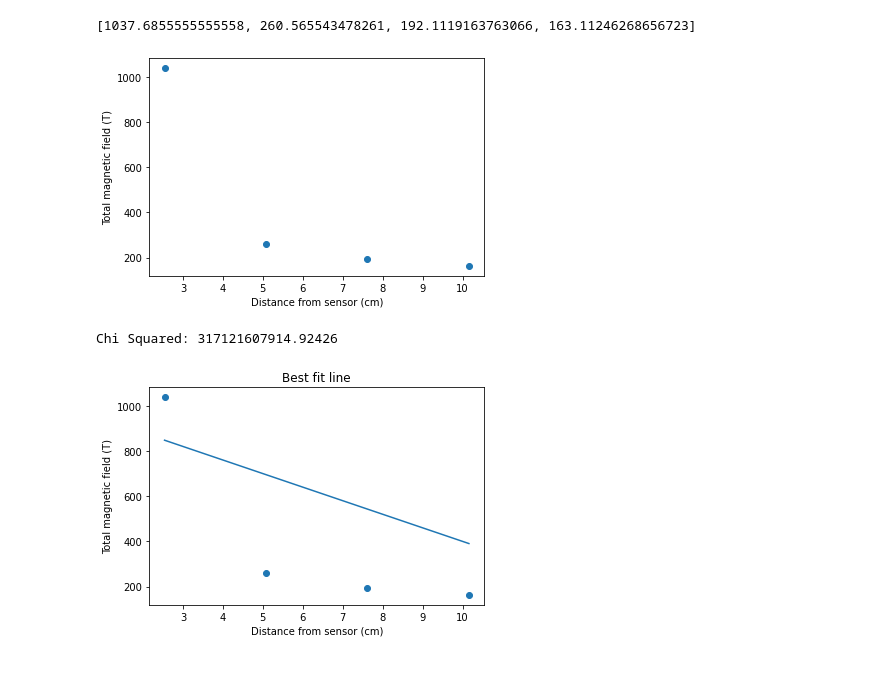
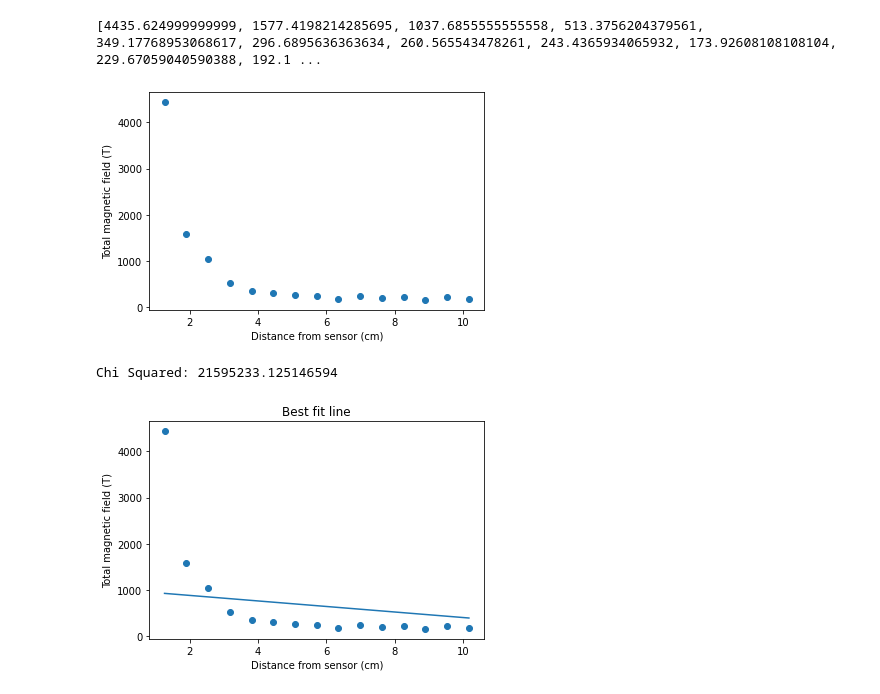
Before and after one commit to Nate8888/physics-colab, a Jupyter notebook: How_Distance_of_magnet_affects_Magnetic_Field.ipynb, the cells around one changed output. Drawn from its saved outputs; the diff is of its cells as text; code cells hidden in the pictures.

Commit message:
Chi Squared + Predicted Best Fit

```diff
--- a/How_Distance_of_magnet_affects_Magnetic_Field.ipynb
+++ b/How_Distance_of_magnet_affects_Magnetic_Field.ipynb
@@ -10,16 +10,31 @@ import matplotlib.pyplot as plt
 # %%
 #uploaded = files.upload()
 
-Data_Frame = pd.read_csv('mag 1 inches.csv')
-Data_Frame2 = pd.read_csv('mag 2 inches.csv')
-Data_Frame3 = pd.read_csv('mag 3 inches.csv')
-Data_Frame4 = pd.read_csv('mag 4 inches.csv')
+Data_Frame = pd.read_csv('mag 0.5 inches.csv')
+Data_Frame2 = pd.read_csv('mag 0.75 inches.csv')
+Data_Frame3 = pd.read_csv('mag 1 inches.csv')
+Data_Frame4 = pd.read_csv('mag 1.25 inches.csv')
+Data_Frame5 = pd.read_csv('mag 1.5 inches.csv')
+Data_Frame6 = pd.read_csv('mag 1.75 inches.csv')
+Data_Frame7 = pd.read_csv('mag 2 inches.csv')
+Data_Frame8 = pd.read_csv('mag 2.25 inches.csv')
+Data_Frame9 = pd.read_csv('mag 2.5 inches.csv')
+Data_Frame10 = pd.read_csv('mag 2.75 inches.csv')
+Data_Frame11 = pd.read_csv('mag 3 inches.csv')
+Data_Frame12 = pd.read_csv('mag 3.25 inches.csv')
+Data_Frame13 = pd.read_csv('mag 3.5 inches.csv')
+Data_Frame14 = pd.read_csv('mag 3.75 inches.csv')
+Data_Frame15 = pd.read_csv('mag 4 inches.csv')
+
+
+
+
 
 # Data_Frame2 = pd.read_csv(io.BytesIO(uploaded['mag 2 inches.csv']))
 # Data_Frame3 = pd.read_csv(io.BytesIO(uploaded['mag 3 inches.csv']))
 # Data_Frame4 = pd.read_csv(io.BytesIO(uploaded['mag 4 inches.csv']))
 
-all_data_frames = [Data_Frame, Data_Frame2, Data_Frame3, Data_Frame4]
+all_data_frames = [Data_Frame, Data_Frame2, Data_Frame3, Data_Frame4, Data_Frame5, Data_Frame6, Data_Frame7, Data_Frame8, Data_Frame9, Data_Frame10, Data_Frame11, Data_Frame12, Data_Frame13, Data_Frame14, Data_Frame15]
 
 
 #chisquare([16, 18, 16, 14, 12, 12])
@@ -28,7 +43,7 @@ all_data_frames = [Data_Frame, Data_Frame2, Data_Frame3, Data_Frame4]
 # print("You just printed the first entry in the BT collumn")
 #print(Data_Frame["BT"][0])
 
-means = [0]*4
+means = [0]*15
 i = 0
 for each_dataFrame in all_data_frames:
   means[i] = sum(each_dataFrame["BT"])/len(each_dataFrame["BT"])
@@ -40,37 +55,41 @@ print(means)
 # for i in range(len(Data_Frame)):
 #   print(Data_Frame["BT"][i])
 # %% [output]
-[1037.6855555555558, 260.565543478261, 192.1119163763066, 163.11246268656723]
+[4435.624999999999, 1577.4198214285695, 1037.6855555555558, 513.3756204379561, 349.17768953068617, 296.6895636363634, 260.565543478261, 243.4365934065932, 173.92608108108104, 229.67059040590388, 192.1 ...
 # %%
 fig = plt.figure();
 ax = fig.add_subplot();
 ax.set_xlabel('Distance from sensor (cm)');
 ax.set_ylabel('Total magnetic field (T)');
-ax.scatter([2.54, 5.08, 7.62, 10.16], means);
+x_points = [1.27, 1.905, 2.54, 3.175, 3.81, 4.445, 5.08, 5.715, 6.35, 6.985, 7.62, 8.255, 8.89, 9.525, 10.16];
+ax.scatter(x_points, means);
 # %% [output]
-[figure, old version]
+[figure, new version]
 # %%
 m = -60;
 b = 1000;
 
 def eq_line(m, x, b):
   return (m*x)+b;
-pred = [eq_line(m, 2.54, b), eq_line(m, 5.08, b), eq_line(m, 7.62, b), eq_line(m, 10.16, b)];
+
+pred = [0] * len(x_points);
+for i in range(len(x_points)):
+  pred[i] = eq_line(m, x_points[0] + (0.635 * i), b);
 
 total = 0;
-for i in range(4):
+for i in range(len(x_points)):
   uncert = np.std(all_data_frames[i]["BT"]) / np.sqrt(len(all_data_frames[i]["BT"]));
-  total += ((means[i] - eq_line(m, pred[i], b)) ** 2) / (uncert ** 2);
-chi2_line = total / 4;
+  total += ((means[i] - pred[i]) ** 2) / (uncert ** 2);
+chi2_line = total / len(x_points);
 
 print('Chi Squared:', chi2_line);
 fig = plt.figure();
 ax = fig.add_subplot();
 ax.set_xlabel('Distance from sensor (cm)');
 ax.set_ylabel('Total magnetic field (T)');
 ax.set_title('Best fit line');
-ax.scatter([2.54, 5.08, 7.62, 10.16], means);
-ax.plot([2.54, 5.08, 7.62, 10.16], pred);
+ax.scatter(x_points, means);
+ax.plot(x_points, pred);
 # %% [output]
-Chi Squared: 317121607914.92426
+Chi Squared: 21595233.125146594
-[figure, old version]
+[figure, new version]
```
Also changed, not shown: parts of 2 cells of this notebook.
